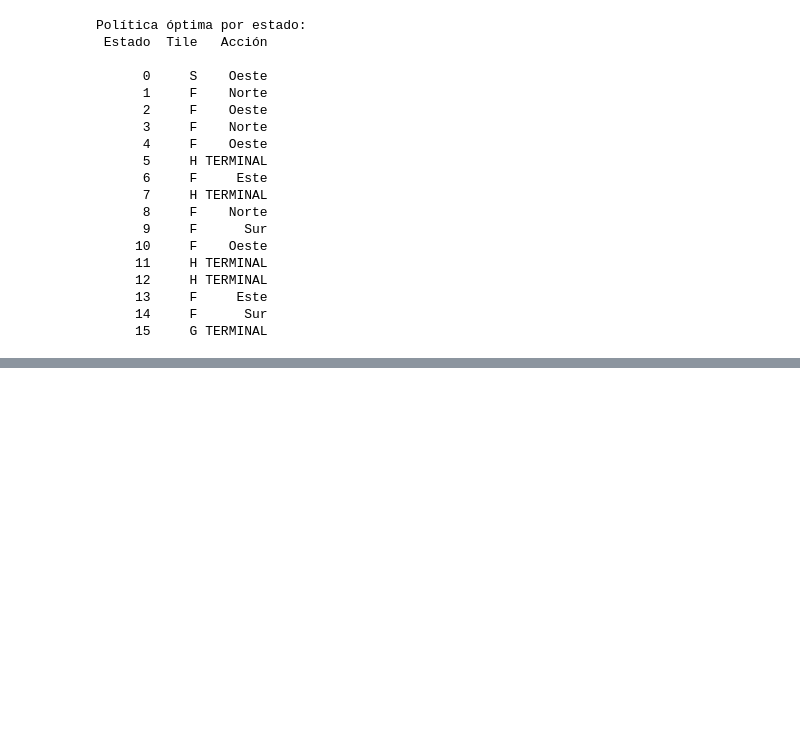
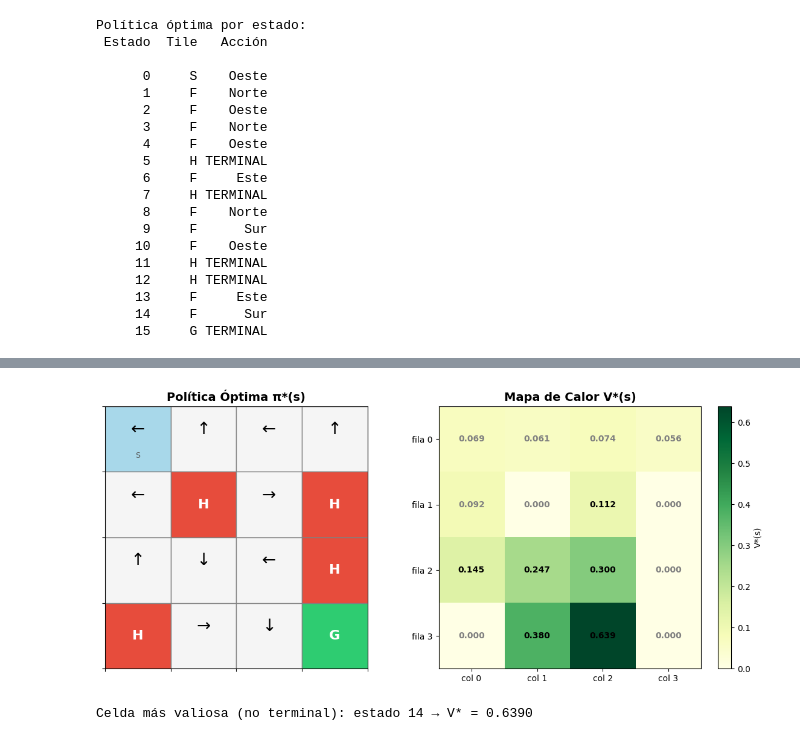
Before and after one commit to Branuvg/AI-HDT2, a Jupyter notebook: task2.ipynb, the cells around one changed output, grey strips where cells are left out. Cells and saved outputs as stored; diff of their text form; code cells hidden in the pictures; blank space fills up the shorter version.

Commit message:
vis: accion optima + mapa de calor

```diff
--- a/task2.ipynb
+++ b/task2.ipynb
@@ -350,0 +327,74 @@ Política óptima por estado:
+# %%
+fig, axes = plt.subplots(1, 2, figsize=(12, 5))
+
+# Matriz de flechas
+ax1 = axes[0]
+ax1.set_title("Política Óptima π*(s)", fontsize=14, fontweight='bold')
+
+# Colores de fondo por tipo de celda
+tile_colors = {'S': '#a8d8ea', 'F': '#f5f5f5', 'H': '#e74c3c', 'G': '#2ecc71'}
+
+for s in range(mdp.N_STATES):
+    r, c = mdp.state_to_rc(s)
+    tile = mdp.GRID[s]
+
+    # Fondo de la celda según su tipo
+    rect = plt.Rectangle([c, 3-r], 1, 1,
+                          facecolor=tile_colors[tile], edgecolor='gray', linewidth=1)
+    ax1.add_patch(rect)
+
+    if tile in ('H', 'G'):
+        # Celdas terminales: solo mostramos la letra
+        ax1.text(c + 0.5, 3 - r + 0.5, tile,
+                 ha='center', va='center', fontsize=16, fontweight='bold',
+                 color='white' if tile == 'H' else 'white')
+    else:
+        # Celdas no terminales: mostramos la flecha de π*(s)
+        arrow = mdp.ACTION_ARROWS[policy_opt[s]]
+        label = 'S' if tile == 'S' else ''
+        ax1.text(c + 0.5, 3 - r + 0.65, arrow,
+                 ha='center', va='center', fontsize=20)
+        if label:
+            ax1.text(c + 0.5, 3 - r + 0.25, label,
+                     ha='center', va='center', fontsize=9, color='#555')
+
+ax1.set_xlim(0, 4)
+ax1.set_ylim(0, 4)
+ax1.set_xticks(range(5))
+ax1.set_yticks(range(5))
+ax1.set_xticklabels([])
+ax1.set_yticklabels([])
+ax1.set_aspect('equal')
+
+# Heatmap de V*(s)
+ax2 = axes[1]
+ax2.set_title("Mapa de Calor V*(s)", fontsize=14, fontweight='bold')
+
+# Reshape a 4x4 para visualizar como grid
+V_grid = V_opt.reshape(4, 4)
+
+im = ax2.imshow(V_grid, cmap='YlGn', interpolation='nearest', vmin=0)
+plt.colorbar(im, ax=ax2, label='V*(s)')
+
+# Anotamos cada celda con su valor numérico y la letra del tile
+for s in range(mdp.N_STATES):
+    r, c = mdp.state_to_rc(s)
+    tile = mdp.GRID[s]
+    val  = V_opt[s]
+    # Valor numérico
+    ax2.text(c, r, f"{val:.3f}",
+             ha='center', va='center', fontsize=10, fontweight='bold',
+             color='black' if val > 0.1 else 'gray')
+
+ax2.set_xticks(range(4))
+ax2.set_yticks(range(4))
+ax2.set_xticklabels([f'col {i}' for i in range(4)])
+ax2.set_yticklabels([f'fila {i}' for i in range(4)])
+
+plt.tight_layout()
+plt.show()
+print("Celda más valiosa (no terminal):",
+      f"estado {np.argmax(V_opt)} → V* = {np.max(V_opt):.4f}")
+# %% [output]
+[figure, added]
+Celda más valiosa (no terminal): estado 14 → V* = 0.6390
```
Also changed, not shown: parts of 4 cells of this notebook.
